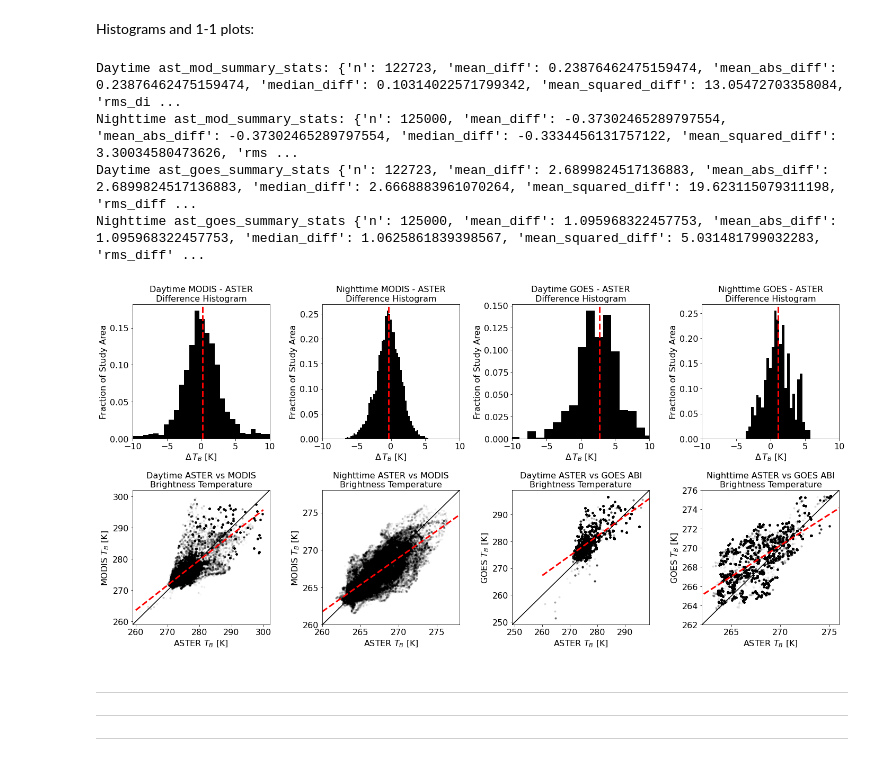
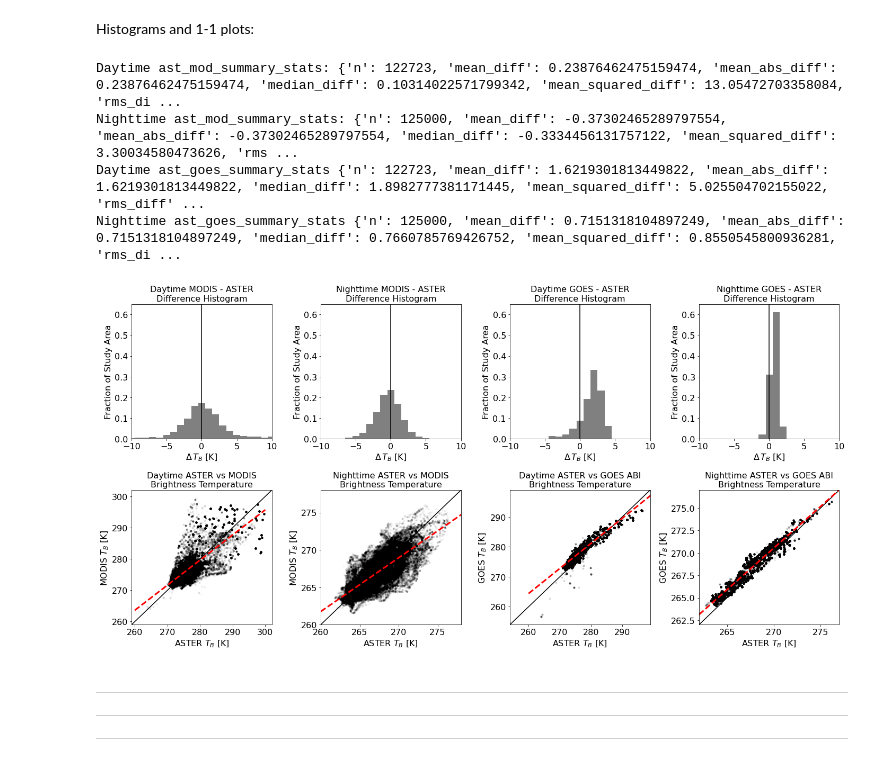
Before and after one commit to spestana/goes-cues, a Jupyter notebook: day-vs-night-Fig5copy.ipynb, the cells around one changed output. Saved outputs shown, nothing was run; the diff lists cells and outputs as text; code cells hidden in the pictures.

Commit message:
Update plot style

```diff
--- a/day-vs-night-Fig5copy.ipynb
+++ b/day-vs-night-Fig5copy.ipynb
@@ -105,8 +105,8 @@ ds_original_day = ds_original.where(ds_original.time.dt.hour>12, drop=True)
 ds_original_night = ds_original.where(ds_original.time.dt.hour<12, drop=True)
 # %%
 # datasets
-_ds_original = ds_original_day.drop(time=ds_original.isel(time=25).time.values).mean(axis=0, skipna=True)
-_ds_ortho = ds_original_night.mean(axis=0, skipna=True)
+_ds_original = ds_ortho_day.drop(time=ds_original.isel(time=25).time.values).mean(axis=0, skipna=True)
+_ds_ortho = ds_ortho_night.mean(axis=0, skipna=True)
 
 # make figure
 fig = plt.figure(figsize=(20,10), tight_layout=True)
@@ -129,30 +129,32 @@ ax_ast_goes_ortho_1to1 = plt.subplot2grid((nrows, ncols), (1, 3), 1, 1)
 lw=3 #line widths
 
 ### Plot the difference histograms ###
-
+mybins = np.arange(-10.5,11.5,1)
 # Daytime MODIS-ASTER
-_ds_original.ast_mod_mean_diff_tb.plot.hist(ax=ax_ast_mod_day_hist, bins=50, color='k', density=True, label='$\sigma$ = {}'.format(np.round(_ds_original.ast_mod_mean_diff_tb.std().values,1)))
-ax_ast_mod_day_hist.axvline(_ds_original.ast_mod_mean_diff_tb.mean(), color='r', linestyle='--', lw=lw, label='$\mu$ = {}'.format(np.round(_ds_original.ast_mod_mean_diff_tb.mean().values,1))) # mean line
+_ds_original.ast_mod_mean_diff_tb.plot.hist(ax=ax_ast_mod_day_hist, bins=mybins, color='grey', density=True, label='$\sigma$ = {}'.format(np.round(_ds_original.ast_mod_mean_diff_tb.std().values,1)))
+#ax_ast_mod_day_hist.axvline(_ds_original.ast_mod_mean_diff_tb.mean(), color='r', linestyle='--', lw=lw, label='$\mu$ = {}'.format(np.round(_ds_original.ast_mod_mean_diff_tb.mean().values,1))) # mean line
 ax_ast_mod_day_hist.set_title('Daytime MODIS - ASTER\nDifference Histogram')
 
 # Daytime MODIS-ASTER
-_ds_ortho.ast_mod_mean_diff_tb.plot.hist(ax=ax_ast_mod_night_hist, bins=50, color='k', density=True, label='$\sigma$ = {}'.format(np.round(_ds_original.ast_mod_mean_diff_tb.std().values,1)))
-ax_ast_mod_night_hist.axvline(_ds_ortho.ast_mod_mean_diff_tb.mean(), color='r', linestyle='--', lw=lw, label='$\mu$ = {}'.format(np.round(_ds_original.ast_mod_mean_diff_tb.mean().values,1))) # mean line
+_ds_ortho.ast_mod_mean_diff_tb.plot.hist(ax=ax_ast_mod_night_hist, bins=mybins, color='grey', density=True, label='$\sigma$ = {}'.format(np.round(_ds_original.ast_mod_mean_diff_tb.std().values,1)))
+#ax_ast_mod_night_hist.axvline(_ds_ortho.ast_mod_mean_diff_tb.mean(), color='r', linestyle='--', lw=lw, label='$\mu$ = {}'.format(np.round(_ds_original.ast_mod_mean_diff_tb.mean().values,1))) # mean line
 ax_ast_mod_night_hist.set_title('Nighttime MODIS - ASTER\nDifference Histogram')
 
 # Daytime GOES-ASTER
-_ds_original.ast_goes_mean_diff_tb.plot.hist(ax=ax_ast_goes_orig_hist, bins=25, color='k', density=True, label='$\sigma$ = {}'.format(np.round(_ds_original.ast_goes_mean_diff_tb.std().values,1)))
-ax_ast_goes_orig_hist.axvline(_ds_original.ast_goes_mean_diff_tb.mean(), color='r', linestyle='--', lw=lw, label='$\mu$ = {}'.format(np.round(_ds_original.ast_goes_mean_diff_tb.mean().values,1))) # mean line
+_ds_original.ast_goes_mean_diff_tb.plot.hist(ax=ax_ast_goes_orig_hist, bins=mybins, color='grey', density=True, label='$\sigma$ = {}'.format(np.round(_ds_original.ast_goes_mean_diff_tb.std().values,1)))
+#ax_ast_goes_orig_hist.axvline(_ds_original.ast_goes_mean_diff_tb.mean(), color='r', linestyle='--', lw=lw, label='$\mu$ = {}'.format(np.round(_ds_original.ast_goes_mean_diff_tb.mean().values,1))) # mean line
 ax_ast_goes_orig_hist.set_title('Daytime GOES - ASTER\nDifference Histogram')
 
 # Nighttime GOES-ASTER
-_ds_ortho.ast_goes_mean_diff_tb.plot.hist(ax=ax_ast_goes_ortho_hist, bins=25, color='k', density=True, label='$\sigma$ = {}'.format(np.round(_ds_ortho.ast_goes_mean_diff_tb.std().values,1)))
-ax_ast_goes_ortho_hist.axvline(_ds_ortho.ast_goes_mean_diff_tb.mean(), color='r', linestyle='--', lw=lw, label='$\mu$ = {}'.format(np.round(_ds_ortho.ast_goes_mean_diff_tb.mean().values,1))) # mean line
+_ds_ortho.ast_goes_mean_diff_tb.plot.hist(ax=ax_ast_goes_ortho_hist, bins=mybins, color='grey', density=True, label='$\sigma$ = {}'.format(np.round(_ds_ortho.ast_goes_mean_diff_tb.std().values,1)))
+#ax_ast_goes_ortho_hist.axvline(_ds_ortho.ast_goes_mean_diff_tb.mean(), color='r', linestyle='--', lw=lw, label='$\mu$ = {}'.format(np.round(_ds_ortho.ast_goes_mean_diff_tb.mean().values,1))) # mean line
 ax_ast_goes_ortho_hist.set_title('Nighttime GOES - ASTER\nDifference Histogram')
 
 ### Format the axes limits on the histograms ###
 for ax in [ax_ast_mod_day_hist,ax_ast_mod_night_hist, ax_ast_goes_orig_hist, ax_ast_goes_ortho_hist]:
     ax.set_xlim(-10,10)
+    ax.set_ylim(0,0.65)
+    ax.axvline(0, color='k', linestyle='-') # zero line
     #ax.legend(loc='upper left',facecolor='none',edgecolor='none')
     ax.set_xlabel('$\Delta\,T_B$ [K]')
     ax.set_ylabel('Fraction of Study Area')
@@ -200,37 +202,37 @@ for ax_1_to_1 in [ax_ast_mod_day_1to1, ax_ast_mod_night_1to1, ax_ast_goes_orig_1
     ax_1_to_1.set_ylim((ax_min,ax_max))
 
 
 
 ### add linear regressions to 1-to-1 plots: ###
 x = np.array([260,300])
 # Nighttime MODIS - ASTER
 ast_mod_summary_stats = summary_stats(_ds_original.ast_mod_mean_rad2tbK.values.ravel(), _ds_original.ast_mod_modis_tb.values.ravel())
 print('Daytime ast_mod_summary_stats:',ast_mod_summary_stats)
 ax_ast_mod_day_1to1.plot(x, x*ast_mod_summary_stats['slope'] + ast_mod_summary_stats['intercept'],linestyle='--', lw=lw, color='r')
 
 # Nighttime MODIS - ASTER
 ast_mod_summary_stats = summary_stats(_ds_ortho.ast_mod_mean_rad2tbK.values.ravel(), _ds_ortho.ast_mod_modis_tb.values.ravel())
 print('Nighttime ast_mod_summary_stats:',ast_mod_summary_stats)
 ax_ast_mod_night_1to1.plot(x, x*ast_mod_summary_stats['slope'] + ast_mod_summary_stats['intercept'],linestyle='--', lw=lw, color='r')
 
 
 # Daytime GOES - ASTER
 ast_goes_orig_summary_stats = summary_stats(_ds_original.ast_goes_mean_rad2tbK.values.ravel(), _ds_original.ast_goes_goes_tb.values.ravel())
 print('Daytime ast_goes_summary_stats',ast_goes_orig_summary_stats)
 ax_ast_goes_orig_1to1.plot(x, x*ast_goes_orig_summary_stats['slope'] + ast_goes_orig_summary_stats['intercept'],linestyle='--', lw=lw, color='r')
 
 # Nighttime GOES - ASTER
 ast_goes_ortho_summary_stats = summary_stats(_ds_ortho.ast_goes_mean_rad2tbK.values.ravel(), _ds_ortho.ast_goes_goes_tb.values.ravel())
 print('Nighttime ast_goes_summary_stats',ast_goes_ortho_summary_stats)
 ax_ast_goes_ortho_1to1.plot(x, x*ast_goes_ortho_summary_stats['slope'] + ast_goes_ortho_summary_stats['intercept'],linestyle='--', lw=lw, color='r')
 
-plt.savefig('images/day-vs-night-original-Figure5.png',dpi=200)
+plt.savefig('images/day-vs-night-ortho-Figure5.png',dpi=200)
 # %% [output]
 Daytime ast_mod_summary_stats: {'n': 122723, 'mean_diff': 0.23876462475159474, 'mean_abs_diff': 0.23876462475159474, 'median_diff': 0.10314022571799342, 'mean_squared_diff': 13.05472703358084, 'rms_di ...
 Nighttime ast_mod_summary_stats: {'n': 125000, 'mean_diff': -0.37302465289797554, 'mean_abs_diff': -0.37302465289797554, 'median_diff': -0.3334456131757122, 'mean_squared_diff': 3.30034580473626, 'rms ...
-Daytime ast_goes_summary_stats {'n': 122723, 'mean_diff': 2.6899824517136883, 'mean_abs_diff': 2.6899824517136883, 'median_diff': 2.6668883961070264, 'mean_squared_diff': 19.623115079311198, 'rms_diff ...
-Nighttime ast_goes_summary_stats {'n': 125000, 'mean_diff': 1.095968322457753, 'mean_abs_diff': 1.095968322457753, 'median_diff': 1.0625861839398567, 'mean_squared_diff': 5.031481799032283, 'rms_diff' ...
+Daytime ast_goes_summary_stats {'n': 122723, 'mean_diff': 1.6219301813449822, 'mean_abs_diff': 1.6219301813449822, 'median_diff': 1.8982777381171445, 'mean_squared_diff': 5.025504702155022, 'rms_diff' ...
+Nighttime ast_goes_summary_stats {'n': 125000, 'mean_diff': 0.7151318104897249, 'mean_abs_diff': 0.7151318104897249, 'median_diff': 0.7660785769426752, 'mean_squared_diff': 0.8550545800936281, 'rms_di ...
-[figure, old version]
+[figure, new version]
 # %% [markdown]
 ---
 ---
```
